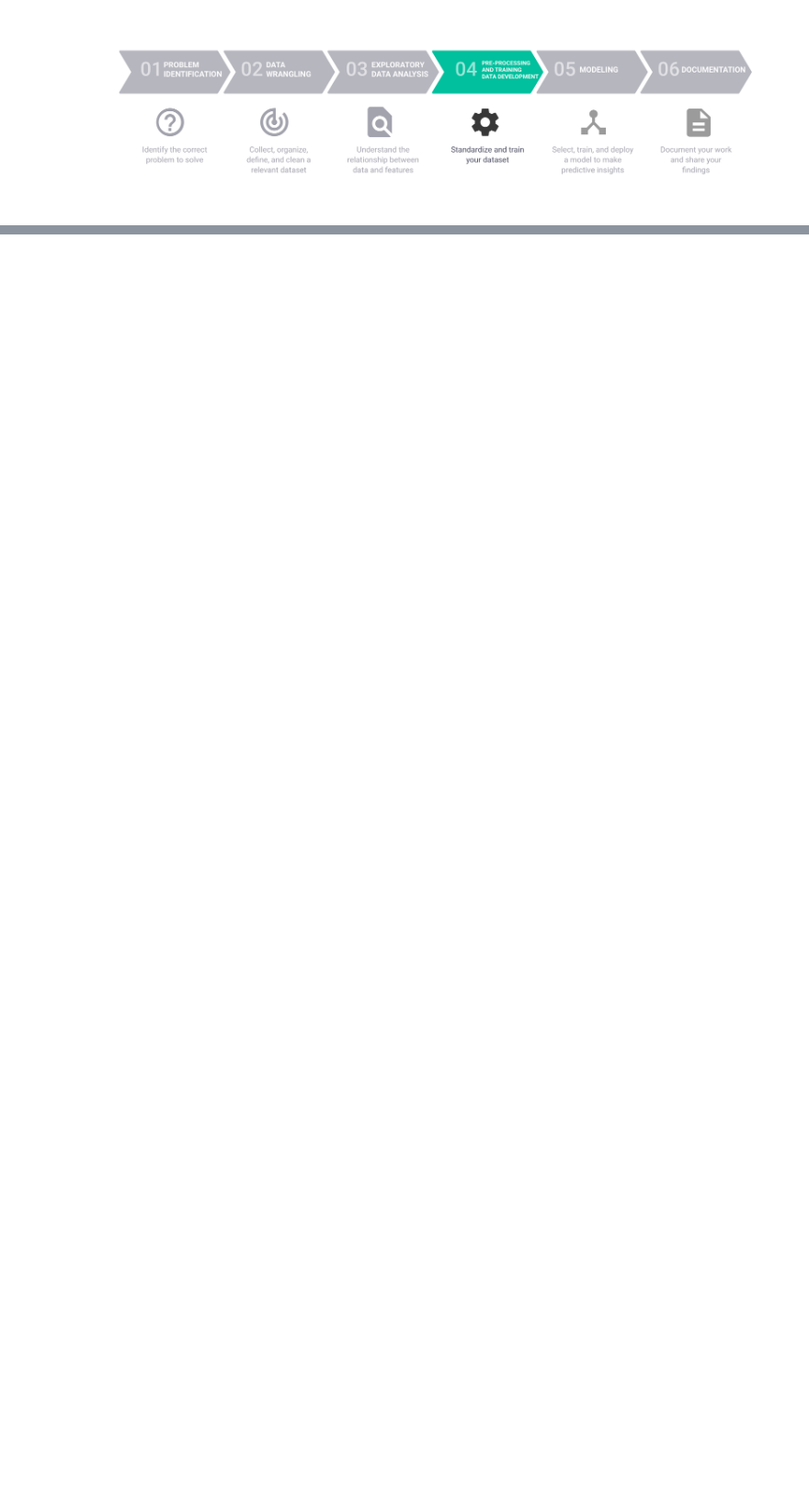
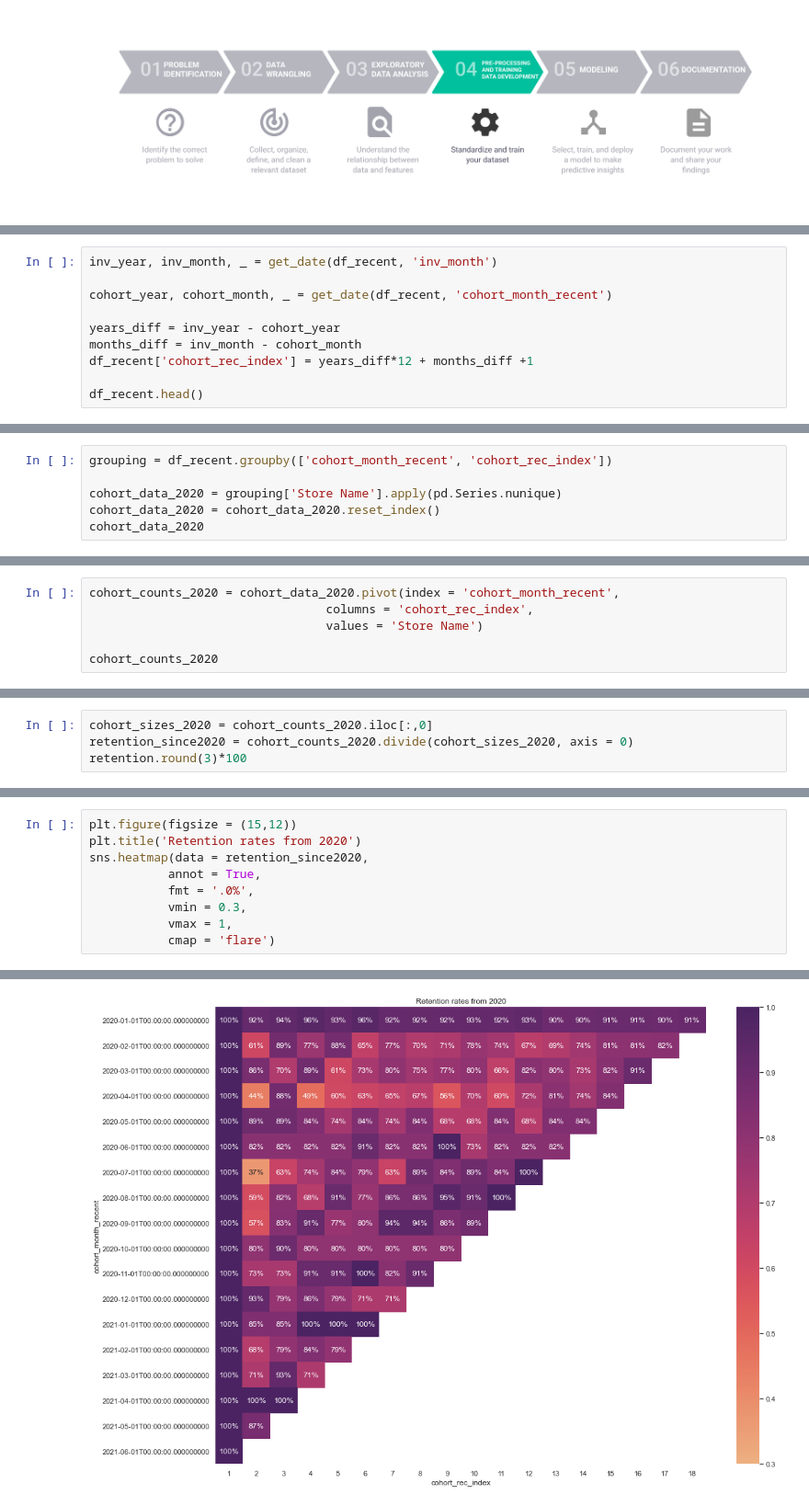
Before and after one commit to Razvanepe/Iowa_spirits_sales, a Jupyter notebook: notebooks/3. Pre-Processing.ipynb, the cells around one changed output, grey strips where cells are left out. Shown at 92% size. Drawn from its saved outputs; the diff is of its cells as text; blank space fills up the shorter version.

```diff
--- a/notebooks/3. Pre-Processing.ipynb
+++ b/notebooks/3. Pre-Processing.ipynb
@@ -54,0 +256,10 @@ from sklearn.metrics import silhouette_samples, silhouette_score
+# %%
+inv_year, inv_month, _ = get_date(df_recent, 'inv_month')
+
+cohort_year, cohort_month, _ = get_date(df_recent, 'cohort_month_recent')
+
+years_diff = inv_year - cohort_year
+months_diff = inv_month - cohort_month
+df_recent['cohort_rec_index'] = years_diff*12 + months_diff +1
+
+df_recent.head()
@@ -54,0 +278,6 @@ from sklearn.metrics import silhouette_samples, silhouette_score
+# %%
+grouping = df_recent.groupby(['cohort_month_recent', 'cohort_rec_index'])
+
+cohort_data_2020 = grouping['Store Name'].apply(pd.Series.nunique)
+cohort_data_2020 = cohort_data_2020.reset_index()
+cohort_data_2020
@@ -54,0 +298,6 @@ from sklearn.metrics import silhouette_samples, silhouette_score
+# %%
+cohort_counts_2020 = cohort_data_2020.pivot(index = 'cohort_month_recent',
+                                 columns = 'cohort_rec_index',
+                                 values = 'Store Name')
+
+cohort_counts_2020
@@ -54,0 +323,4 @@ from sklearn.metrics import silhouette_samples, silhouette_score
+# %%
+cohort_sizes_2020 = cohort_counts_2020.iloc[:,0]
+retention_since2020 = cohort_counts_2020.divide(cohort_sizes_2020, axis = 0)
+retention.round(3)*100
@@ -54,0 +342,10 @@ from sklearn.metrics import silhouette_samples, silhouette_score
+# %%
+plt.figure(figsize = (15,12))
+plt.title('Retention rates from 2020')
+sns.heatmap(data = retention_since2020,
+           annot = True,
+           fmt = '.0%',
+           vmin = 0.3,
+           vmax = 1,
+           cmap = 'flare')
+# %% [output]
@@ -54,0 +353 @@ from sklearn.metrics import silhouette_samples, silhouette_score
+[figure, added]
```
Also changed, not shown: parts of 79 cells of this notebook.
